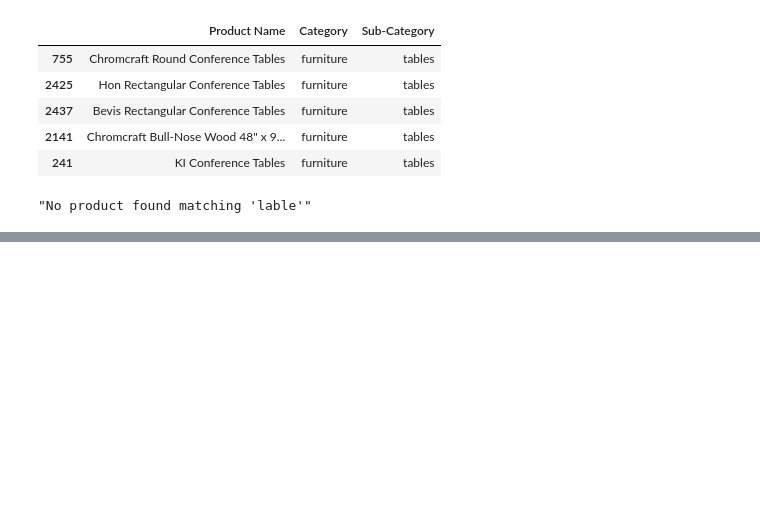
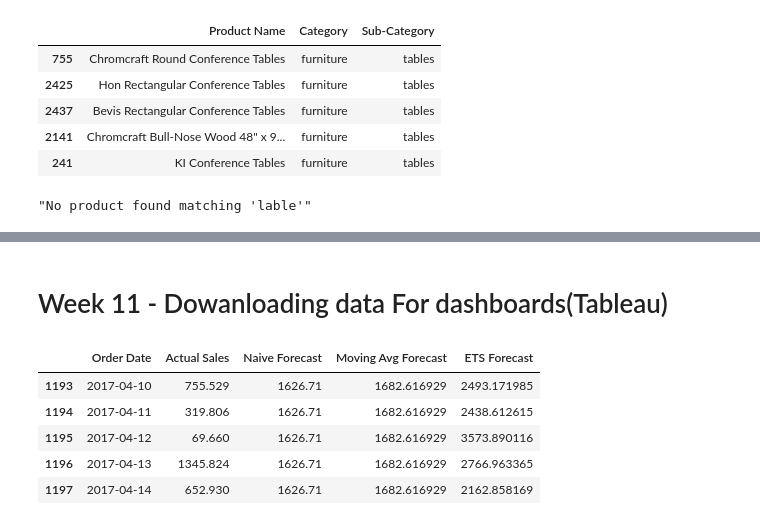
Before and after one commit to pnistha11/retailinsights360, a Jupyter notebook: RetailInsights360.ipynb, the cells around one changed output, grey strips where cells are left out. Saved outputs shown, nothing was run; the diff lists cells and outputs as text; code cells hidden in the pictures; blank space fills up the shorter version.

```diff
--- a/RetailInsights360.ipynb
+++ b/RetailInsights360.ipynb
@@ -984,0 +1040,2 @@ dtype: object
+# %% [markdown]
+# Week 11 - Dowanloading data For dashboards(Tableau)
@@ -984,0 +1073,23 @@ dtype: object
+# %%
+# ===============================
+# Create Forecast CSV for Tableau
+# ===============================
+
+# Combine actual + predictions into one dataframe
+forecast_df = test[['Order Date']].copy()
+forecast_df['Actual Sales'] = y_test.values
+forecast_df['Naive Forecast'] = naive_preds
+forecast_df['Moving Avg Forecast'] = ma_preds
+forecast_df['ETS Forecast'] = ets_preds
+
+# Save to CSV
+forecast_df.to_csv('forecast_dashboard.csv', index=False)
+
+forecast_df.head()
+# %% [output]
+|  | Order Date | Actual Sales | Naive Forecast | Moving Avg Forecast | ETS Forecast |
+| 1193 | 2017-04-10 | 755.529 | 1626.71 | 1682.616929 | 2493.171985 |
+| 1194 | 2017-04-11 | 319.806 | 1626.71 | 1682.616929 | 2438.612615 |
+| 1195 | 2017-04-12 | 69.660 | 1626.71 | 1682.616929 | 3573.890116 |
+| 1196 | 2017-04-13 | 1345.824 | 1626.71 | 1682.616929 | 2766.963365 |
+| 1197 | 2017-04-14 | 652.930 | 1626.71 | 1682.616929 | 2162.858169 |
```
Also changed, not shown: parts of 12 cells of this notebook.
